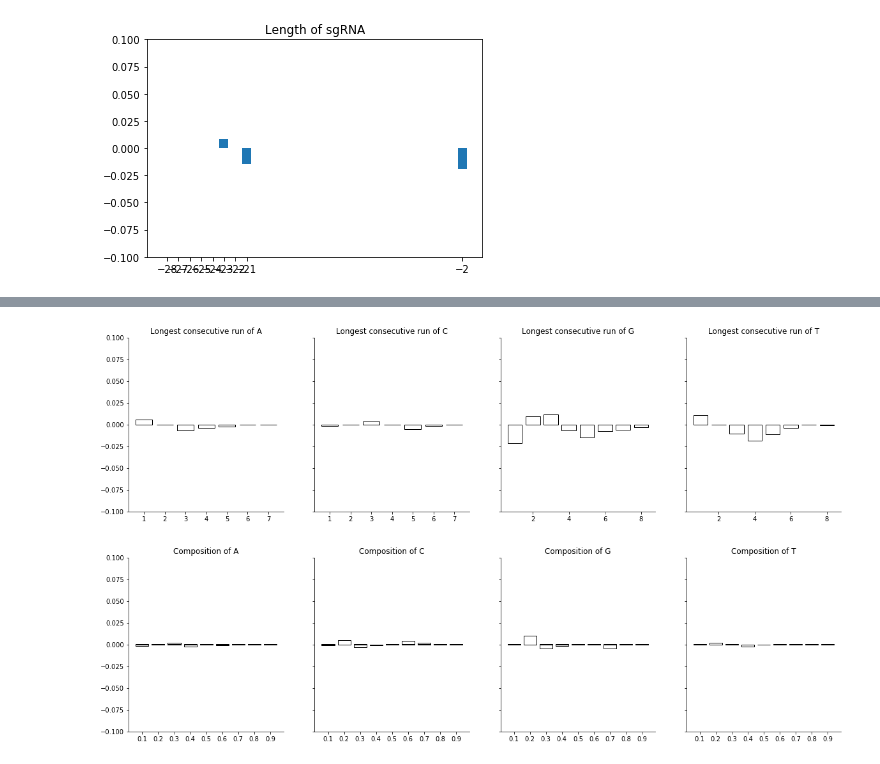
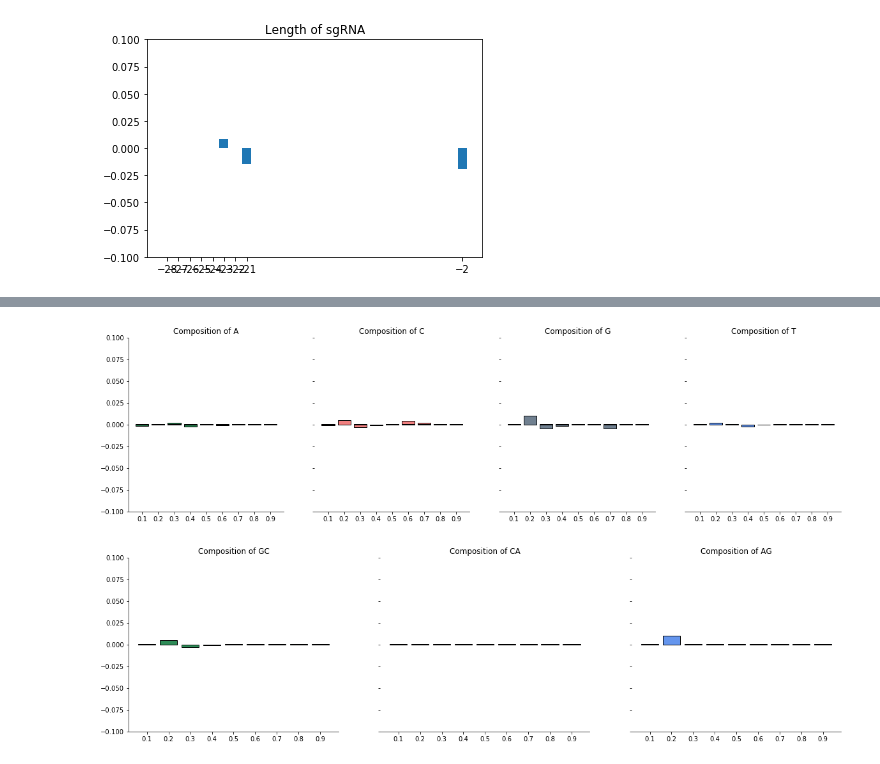
Before and after one commit to AnthonyHein/QCB455Project, a Jupyter notebook: PredictionWeights.ipynb, the cells around one changed output, grey strips where cells are left out. Cells and saved outputs as stored; diff of their text form; code cells hidden in the pictures.

```diff
--- a/PredictionWeights.ipynb
+++ b/PredictionWeights.ipynb
@@ -180,39 +205,34 @@ def longest_run(nucl, ax):
 # %%
 f, axs = plt.subplots(1,4,figsize=(20,5))
 
-for nucl, ax in [('A', axs[0]),
-                ('C', axs[1]),
-                ('G', axs[2]),
-                ('T', axs[3])]:
-    longest_run(nucl, ax)
+colors = ['seagreen', 'lightcoral', 'slategrey', 'cornflowerblue']
+for nucl, ax, color in [('A', axs[0], colors[0]),
+                ('C', axs[1], colors[1]),
+                ('G', axs[2], colors[2]),
+                ('T', axs[3], colors[3])]:
+    if(ax == axs[0]):
+        composition(nucl, ax, color, True)
+    else:
+        composition(nucl, ax, color, False)
 
 # hide outer axes
 for ax in axs.flat:
     ax.label_outer()
 # %% [output]
-[figure, old version]
+[figure, new version]
-# %%
-def composition(nucl, ax):
-    dist_indices = [nucl + '_comp' in colname for index, colname in enumerate(cols)]
-    dist_name = cols[dist_indices]
-    dist_coef = coef[dist_indices]
-    dist = [name[-3:] for name in dist_name]
-    ax.bar(dist, dist_coef + 0.001, color = 'w', edgecolor='k')
-    ax.set_ylim((-0.1, 0.1))
-    ax.spines['top'].set_visible(False)
-    ax.spines['right'].set_visible(False)
-    ax.title.set_text('Composition of ' + nucl)
 # %%
-f, axs = plt.subplots(1,4,figsize=(20,5))
-
-for nucl, ax in [('A', axs[0]),
-                ('C', axs[1]),
-                ('G', axs[2]),
-                ('T', axs[3])]:
-    composition(nucl, ax)
+f, axs = plt.subplots(1,3,figsize=(20,5))
+colors = ['seagreen', 'lightcoral', 'cornflowerblue']
+for nucl, ax, color in [('GC', axs[0], colors[0]),
+                ('CA', axs[1], colors[1]),
+                ('AG', axs[2], colors[2])]:
+    if(ax == axs[0]):
+        composition(nucl, ax, color, True)
+    else:
+        composition(nucl, ax, color, False)
 
 # hide outer axes
 for ax in axs.flat:
     ax.label_outer()
 # %% [output]
-[figure, old version]
+[figure, new version]
```
Also changed, not shown: parts of 9 cells of this notebook.
